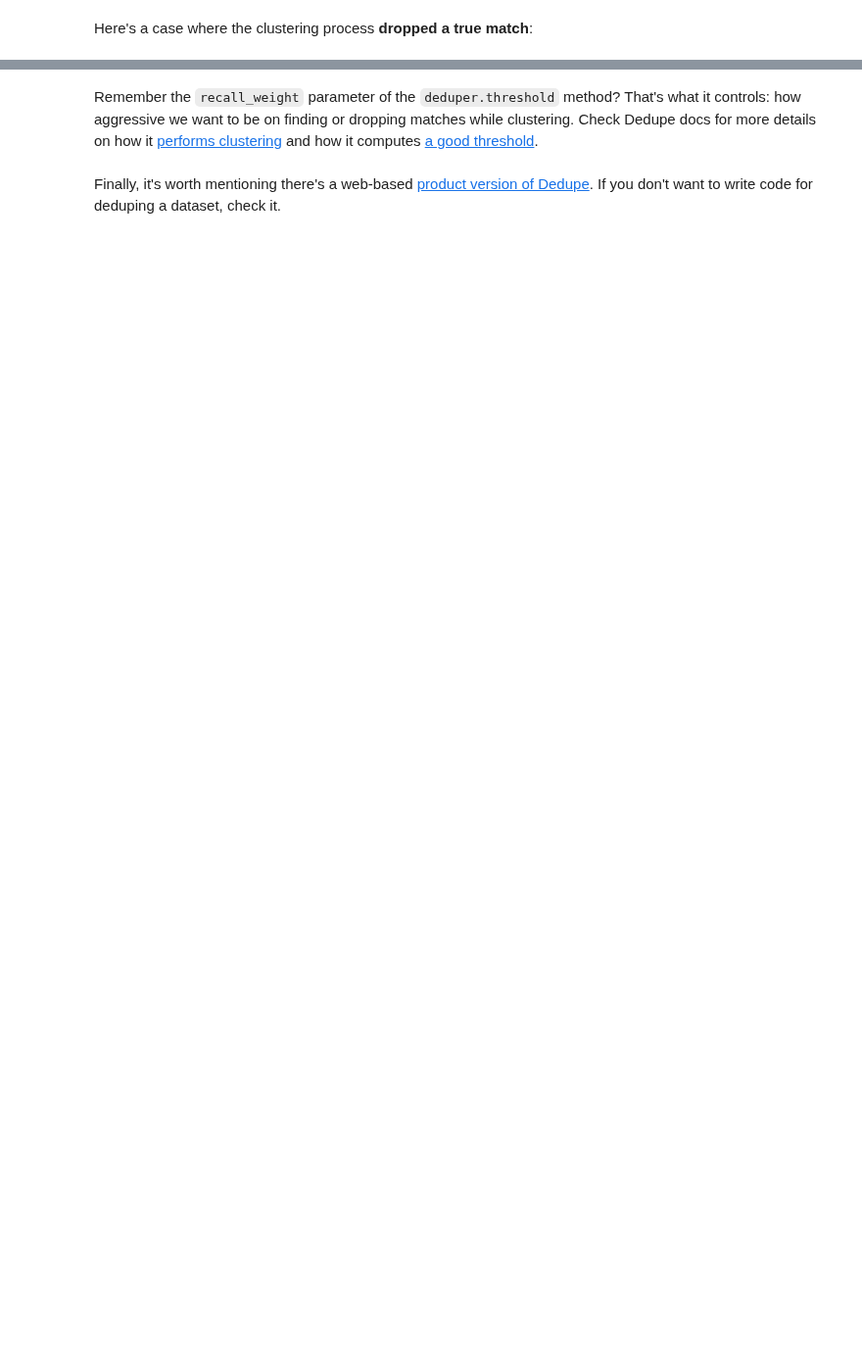
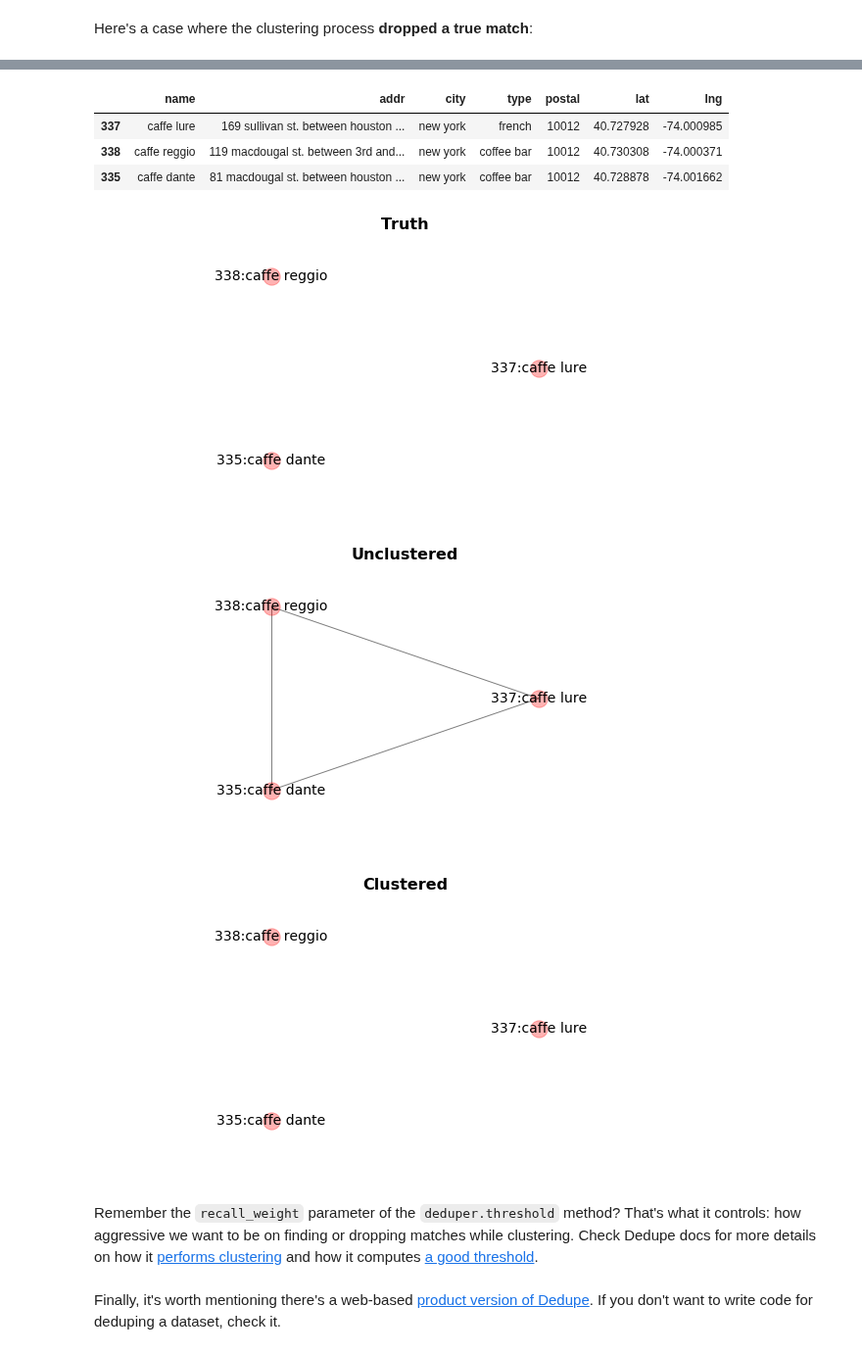
Before and after one commit to vintasoftware/deduplication-slides, a Jupyter notebook: slides-reduced.ipynb, the cells around one changed output, grey strips where cells are left out. Shown at 98% size. Drawn from its saved outputs; the diff is of its cells as text; code cells hidden in the pictures; blank space fills up the shorter version.

```diff
--- a/slides-reduced.ipynb
+++ b/slides-reduced.ipynb
@@ -1290,3 +1405,19 @@ show_cluster_graphs(
+# %%
+from graph_utils import show_cluster_graphs
+
+bad_diff_all_ids = {335, 337, 338}
+show_cluster_graphs(
+    df,
+    golden_pairs_set, dedupe_found_pairs_set, dedupe_unclustered_found_pairs_set,
+    bad_diff_all_ids)
+# %% [output]
+|  | name | addr | city | type | postal | lat | lng |
+| 337 | caffe lure | 169 sullivan st. between houston ... | new york | french | 10012 | 40.727928 | -74.000985 |
+| 338 | caffe reggio | 119 macdougal st. between 3rd and... | new york | coffee bar | 10012 | 40.730308 | -74.000371 |
+| 335 | caffe dante | 81 macdougal st. between houston ... | new york | coffee bar | 10012 | 40.728878 | -74.001662 |
+[figure, added]
+[figure, added]
+[figure, added]
 # %% [markdown]
 Remember the `recall_weight` parameter of the `deduper.threshold` method? That's what it controls: how aggressive we want to be on finding or dropping matches while clustering. Check Dedupe docs for more details on how it [performs clustering](https://docs.dedupe.io/en/latest/Grouping-duplicates.html) and how it computes [a good threshold](https://docs.dedupe.io/en/latest/Choosing-a-good-threshold.html#).
 # %% [markdown]
```
Also changed, not shown: parts of 13 cells of this notebook, 4 other files.
